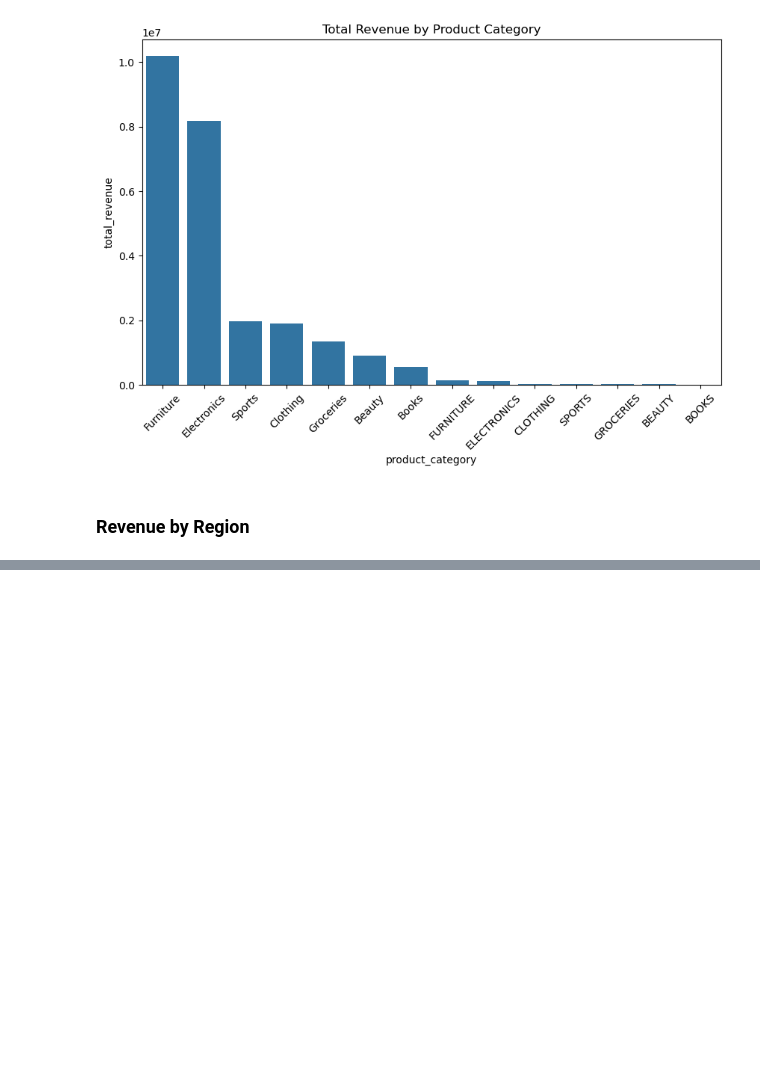
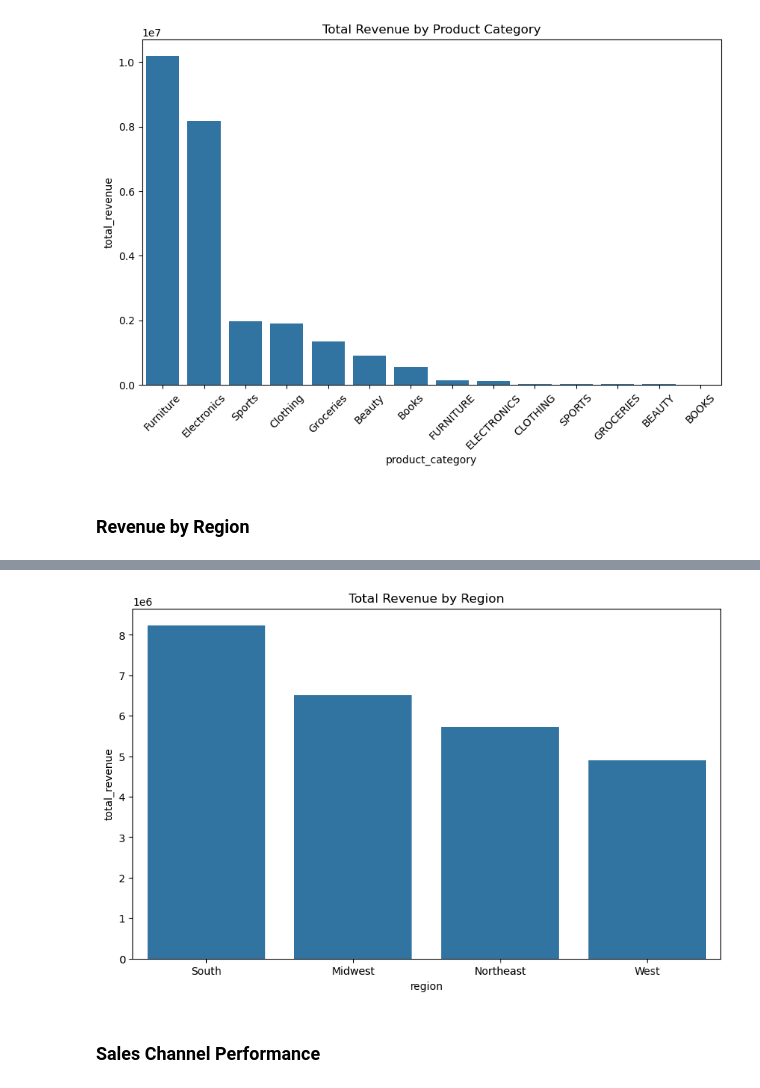
Before and after one commit to profshai/python-data-science, a Jupyter notebook: 05_end-to-end_eda/eda.ipynb, the cells around one changed output, grey strips where cells are left out. Cells and saved outputs as stored; diff of their text form; code cells hidden in the pictures; blank space fills up the shorter version.

Commit message:
Revenue by Region

```diff
--- a/05_end-to-end_eda/eda.ipynb
+++ b/05_end-to-end_eda/eda.ipynb
@@ -442,3 +442,16 @@ plt.show()
 [figure]
 # %% [markdown]
 ### Revenue by Region
+# %%
+region_revenue = (
+    df_new.groupby("region", as_index=False)
+    .agg(
+        total_revenue=("sales_amount", "sum"),
+        total_profit=("profit", "sum"),
+        total_orders=("order_id", "nunique"),
+        return_rate=("return_flag", "mean")
+    )
+    .sort_values("total_revenue", ascending=False)
+)
+
+region_revenue["return_rate"] = region_revenue["return_rate"] * 100
@@ -444,0 +466,9 @@ plt.show()
+# %%
+plt.figure(figsize=(10, 6))
+sns.barplot(data=region_revenue, x="region", y="total_revenue")
+plt.title("Total Revenue by Region")
+plt.show()
+# %% [output]
+[figure, added]
+# %% [markdown]
+### Sales Channel Performance
```
Also changed, not shown: parts of 10 cells of this notebook.
